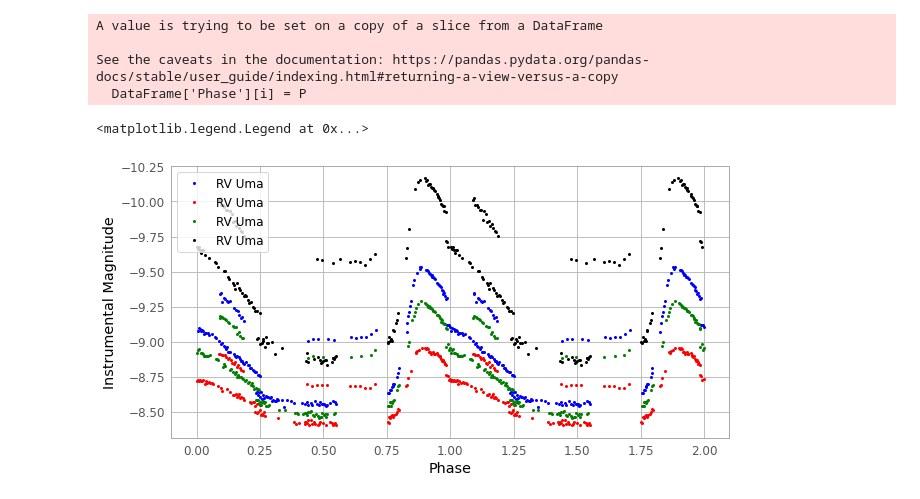
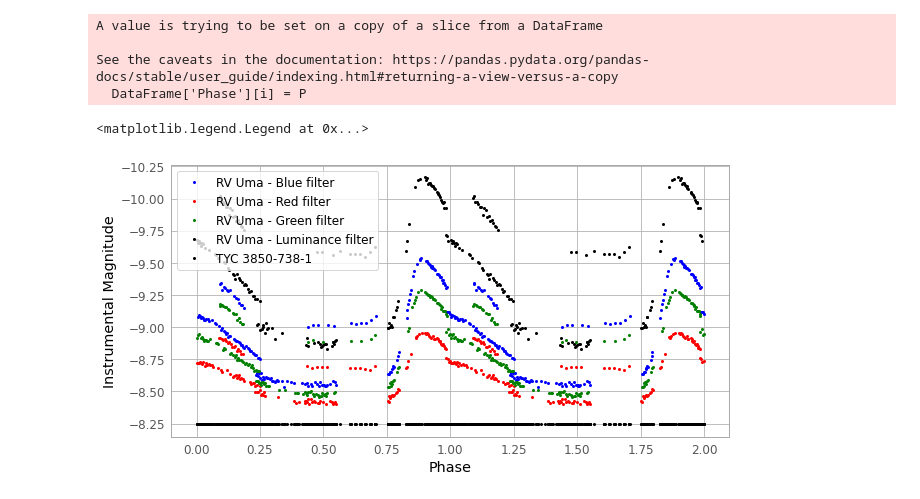
Before and after one commit to doubleabatteries28/AstrophysicsProject, a Jupyter notebook: Light Curve.ipynb, the cells around one changed output. Cells and saved outputs as stored; diff of their text form; code cells hidden in the pictures.

```diff
--- a/Light Curve.ipynb
+++ b/Light Curve.ipynb
@@ -213,40 +213,41 @@ ax = fig.add_subplot(1,1,1)
 
 
 """
 #In flux
 ax.plot(RV_Uma_df['Phase'], RV_Uma_df['Corrected Sum'].where(RV_Uma_df['Filter'] == colour), marker = 'o', markersize=2, color = 'blue', linestyle='none', label="RV Uma")
 ax.plot(RV_Uma_df['Phase']+1, RV_Uma_df['Corrected Sum'].where(RV_Uma_df['Filter'] == colour), marker = 'o', markersize=2, color = 'blue', linestyle='none')
 
 ax.plot(StandardStar_df['Phase'], StandardStar_df['Corrected Sum'], marker = 'o', markersize=2, color = 'black', linestyle='none', label="Standard Star")
 ax.plot(StandardStar_df['Phase']+1, StandardStar_df['Corrected Sum'], marker = 'o', markersize=2, color = 'black', linestyle='none')
 ax.set_ylabel('Flux')
 """
 
 
 #In Instrumental Magnitude
-ax.plot(RV_Uma_df['Phase'], RV_Uma_df['Instrumental Magnitude'].where(RV_Uma_df['Filter'] == "Blue"), marker = 'o', markersize=2, color = 'blue', linestyle='none', label="RV Uma")
+ax.plot(RV_Uma_df['Phase'], RV_Uma_df['Instrumental Magnitude'].where(RV_Uma_df['Filter'] == "Blue"), marker = 'o', markersize=2, color = 'blue', linestyle='none', label="RV Uma - Blue filter")
 ax.plot(RV_Uma_df['Phase']+1, RV_Uma_df['Instrumental Magnitude'].where(RV_Uma_df['Filter'] == "Blue"), marker = 'o', markersize=2, color = 'blue', linestyle='none')
 
-ax.plot(RV_Uma_df['Phase'], RV_Uma_df['Instrumental Magnitude'].where(RV_Uma_df['Filter'] == "Red"), marker = 'o', markersize=2, color = 'red', linestyle='none', label="RV Uma")
+ax.plot(RV_Uma_df['Phase'], RV_Uma_df['Instrumental Magnitude'].where(RV_Uma_df['Filter'] == "Red"), marker = 'o', markersize=2, color = 'red', linestyle='none', label="RV Uma - Red filter")
 ax.plot(RV_Uma_df['Phase']+1, RV_Uma_df['Instrumental Magnitude'].where(RV_Uma_df['Filter'] == "Red"), marker = 'o', markersize=2, color = 'red', linestyle='none')
 
-ax.plot(RV_Uma_df['Phase'], RV_Uma_df['Instrumental Magnitude'].where(RV_Uma_df['Filter'] == "Green"), marker = 'o', markersize=2, color = 'green', linestyle='none', label="RV Uma")
+ax.plot(RV_Uma_df['Phase'], RV_Uma_df['Instrumental Magnitude'].where(RV_Uma_df['Filter'] == "Green"), marker = 'o', markersize=2, color = 'green', linestyle='none', label="RV Uma - Green filter")
 ax.plot(RV_Uma_df['Phase']+1, RV_Uma_df['Instrumental Magnitude'].where(RV_Uma_df['Filter'] == "Green"), marker = 'o', markersize=2, color = 'green', linestyle='none')
 
-ax.plot(RV_Uma_df['Phase'], RV_Uma_df['Instrumental Magnitude'].where(RV_Uma_df['Filter'] == "Luminance"), marker = 'o', markersize=2, color = 'black', linestyle='none', label="RV Uma")
+ax.plot(RV_Uma_df['Phase'], RV_Uma_df['Instrumental Magnitude'].where(RV_Uma_df['Filter'] == "Luminance"), marker = 'o', markersize=2, color = 'black', linestyle='none', label="RV Uma - Luminance filter")
 ax.plot(RV_Uma_df['Phase']+1, RV_Uma_df['Instrumental Magnitude'].where(RV_Uma_df['Filter'] == "Luminance"), marker = 'o', markersize=2, color = 'black', linestyle='none')
-#ax.plot(StandardStar_df['Phase'], StandardStar_df['Instrumental Magnitude'], marker = 'o', markersize=2, color = 'black', linestyle='none', label="TYC 3850-738-1")
-#ax.plot(StandardStar_df['Phase']+1, StandardStar_df['Instrumental Magnitude'], marker = 'o', markersize=2, color = 'black', linestyle='none')
+
+ax.plot(StandardStar_df['Phase'], StandardStar_df['Instrumental Magnitude'], marker = 'o', markersize=2, color = 'black', linestyle='none', label="TYC 3850-738-1")
+ax.plot(StandardStar_df['Phase']+1, StandardStar_df['Instrumental Magnitude'], marker = 'o', markersize=2, color = 'black', linestyle='none')
 
 ax.invert_yaxis()
 ax.set_ylabel('Instrumental Magnitude')
 
 ax.set_xlabel('Phase')
 
 ax.legend()
 # %% [output]
 <matplotlib.legend.Legend at 0x...>
-[figure, old version]
+[figure, new version]
 # %%
 RV_Uma_df.to_csv('RV_Uma.csv') # transforms df into a cvs file and saves it to computer
 StandardStar_df.to_csv('StandardStar.csv')
```
